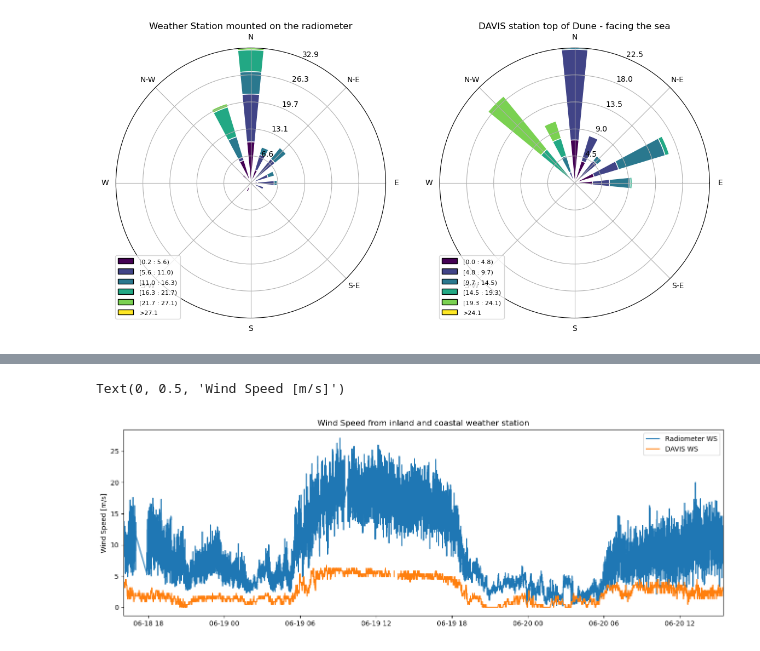
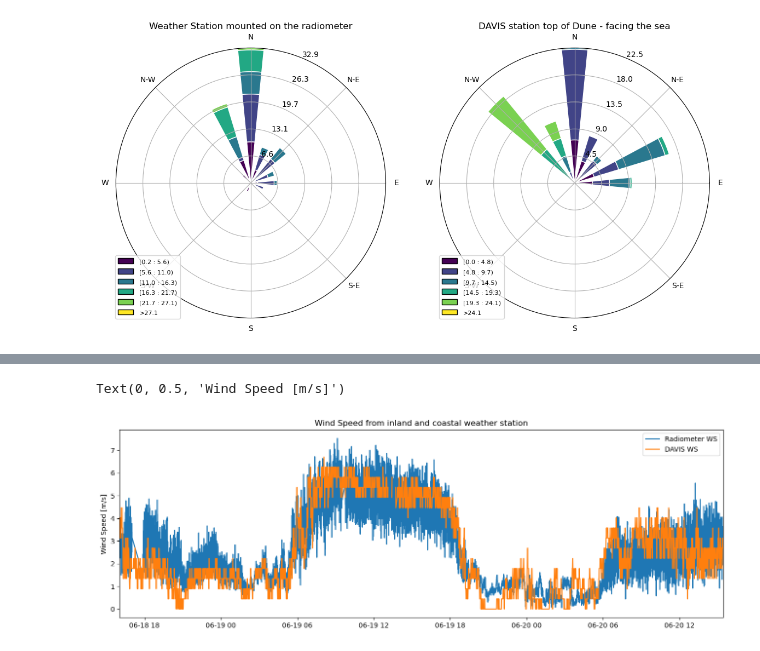
Before and after one commit to nefelita/Fieldwork, a Jupyter notebook: Nef.ipynb, the cells around one changed output, grey strips where cells are left out. Cells and saved outputs as stored; diff of their text form; code cells hidden in the pictures.

Commit message:
more graphs

```diff
--- a/Nef.ipynb
+++ b/Nef.ipynb
@@ -397,11 +494,11 @@ plt.show()
 # %%
 plt.figure(figsize=(16,5))
-plt.plot(wstn_speeds.time, wstn_speeds.Surf_WS, label='Radiometer WS')
+plt.plot(wstn_speeds.time, wstn_speeds.Surf_WS/3.6, label='Radiometer WS')
 plt.plot(DAVIS.time, DAVIS.windSpeed, label = 'DAVIS WS')
 plt.legend()
 plt.title('Wind Speed from inland and coastal weather station')
 plt.xlim(pd.Timestamp("2024-06-18T16:02:00.000000000"), pd.Timestamp("2024-06-20T15:26:00.000228881"))
 plt.ylabel('Wind Speed [m/s]')
 # %% [output]
 Text(0, 0.5, 'Wind Speed [m/s]')
-[figure, old version]
+[figure, new version]
```
Also changed, not shown: parts of 9 cells of this notebook.
